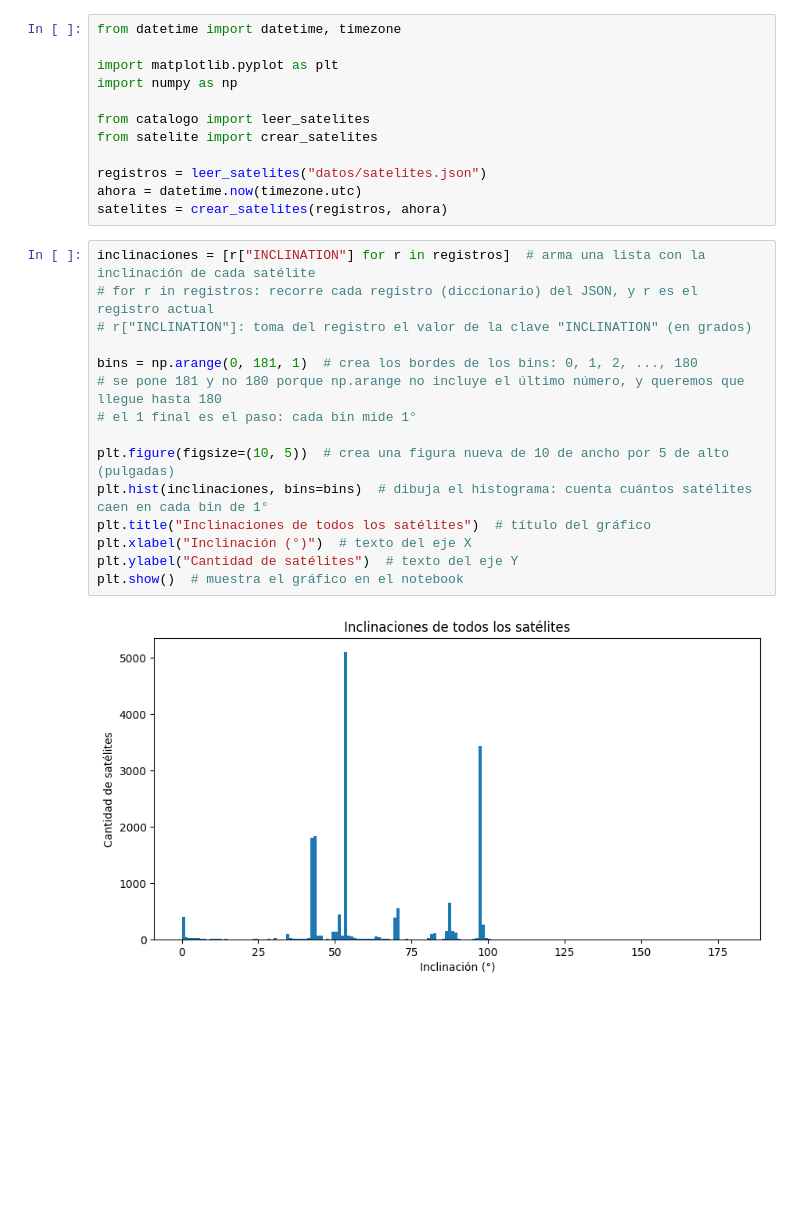
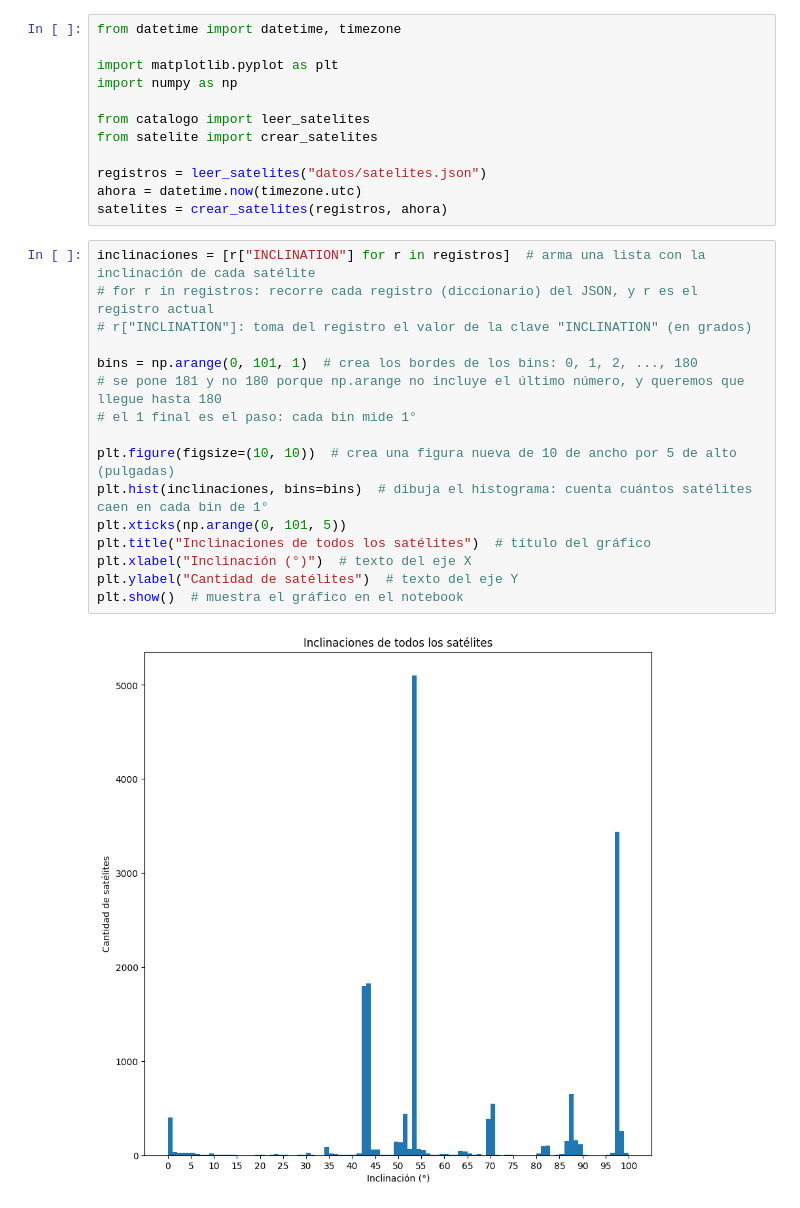
Before and after one commit to Luquitas911/proyecto-satelite, a Jupyter notebook: pruebas.ipynb, the cells around one changed output. Saved outputs shown, nothing was run; the diff lists cells and outputs as text; blank space fills up the shorter version.

```diff
--- a/pruebas.ipynb
+++ b/pruebas.ipynb
@@ -100,17 +100,18 @@ satelites = crear_satelites(registros, ahora)
 # %%
 inclinaciones = [r["INCLINATION"] for r in registros]  # arma una lista con la inclinación de cada satélite
 # for r in registros: recorre cada registro (diccionario) del JSON, y r es el registro actual
 # r["INCLINATION"]: toma del registro el valor de la clave "INCLINATION" (en grados)
 
-bins = np.arange(0, 181, 1)  # crea los bordes de los bins: 0, 1, 2, ..., 180
+bins = np.arange(0, 101, 1)  # crea los bordes de los bins: 0, 1, 2, ..., 180
 # se pone 181 y no 180 porque np.arange no incluye el último número, y queremos que llegue hasta 180
 # el 1 final es el paso: cada bin mide 1°
 
-plt.figure(figsize=(10, 5))  # crea una figura nueva de 10 de ancho por 5 de alto (pulgadas)
+plt.figure(figsize=(10, 10))  # crea una figura nueva de 10 de ancho por 5 de alto (pulgadas)
 plt.hist(inclinaciones, bins=bins)  # dibuja el histograma: cuenta cuántos satélites caen en cada bin de 1°
+plt.xticks(np.arange(0, 101, 5))
 plt.title("Inclinaciones de todos los satélites")  # título del gráfico
 plt.xlabel("Inclinación (°)")  # texto del eje X
 plt.ylabel("Cantidad de satélites")  # texto del eje Y
 plt.show()  # muestra el gráfico en el notebook
 # %% [output]
-[figure, old version]
+[figure, new version]
```
